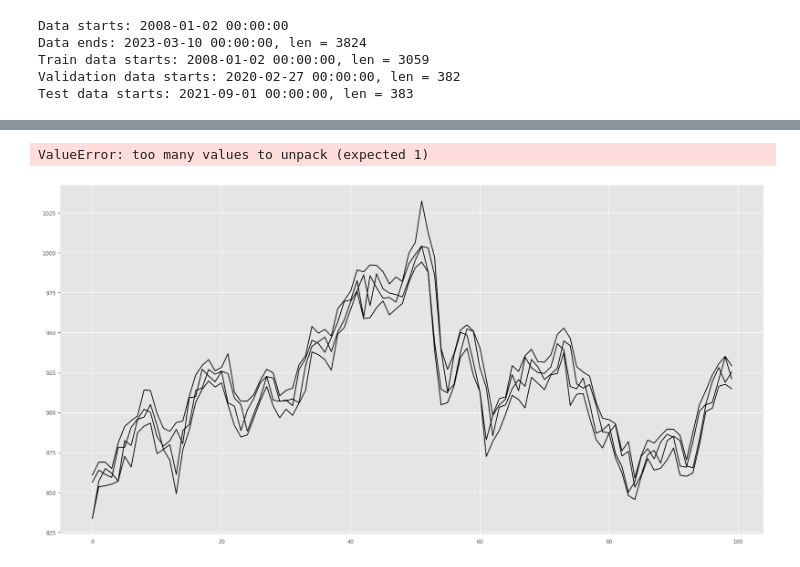
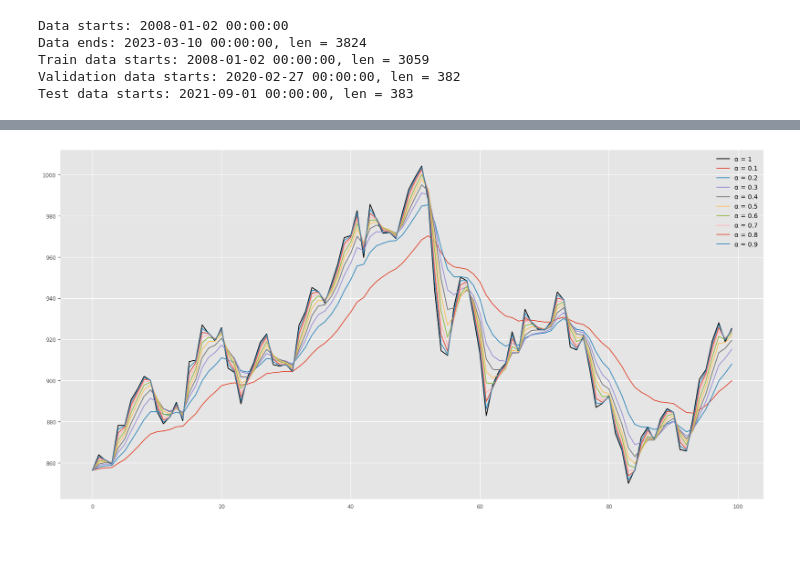
Before and after one commit to mikasso/nasdaq_forecasting, a Jupyter notebook: visualization.ipynb, the cells around one changed output, grey strips where cells are left out. Saved outputs shown, nothing was run; the diff lists cells and outputs as text; code cells hidden in the pictures.

```diff
--- a/visualization.ipynb
+++ b/visualization.ipynb
@@ -101,17 +149,17 @@ KeyError: "not all values found in index 'component'"
 # %%
 from smoothing import smooth
 
+gold_ts = TimeSeries.from_dataframe(read_csv_ts("data/daily/GOLD.csv")[["adjclose"]])
+
 series = gold_ts[0:100]
-plt.plot(range(0,100), series.values(), label=f"original", color="black")
+plt.plot(range(0,100), series.values(), label=f"α = {1}", color="black")
 for i in range (1,10):
     alpha = i / 10
     smoothed = smooth(series, alpha)
-    plt.plot(range(0,100), smoothed.values(), label=f"aplha = {alpha}")
+    plt.plot(range(0,100), smoothed.values(), label=f"α = {alpha}")
 
 
 plt.legend(loc="upper right")
-plt.title("smoothing")
 plt.show()
 # %% [output]
-ValueError: too many values to unpack (expected 1)
-[figure, old version]
+[figure, new version]
```
Also changed, not shown: parts of 21 cells of this notebook, 11 other files.
